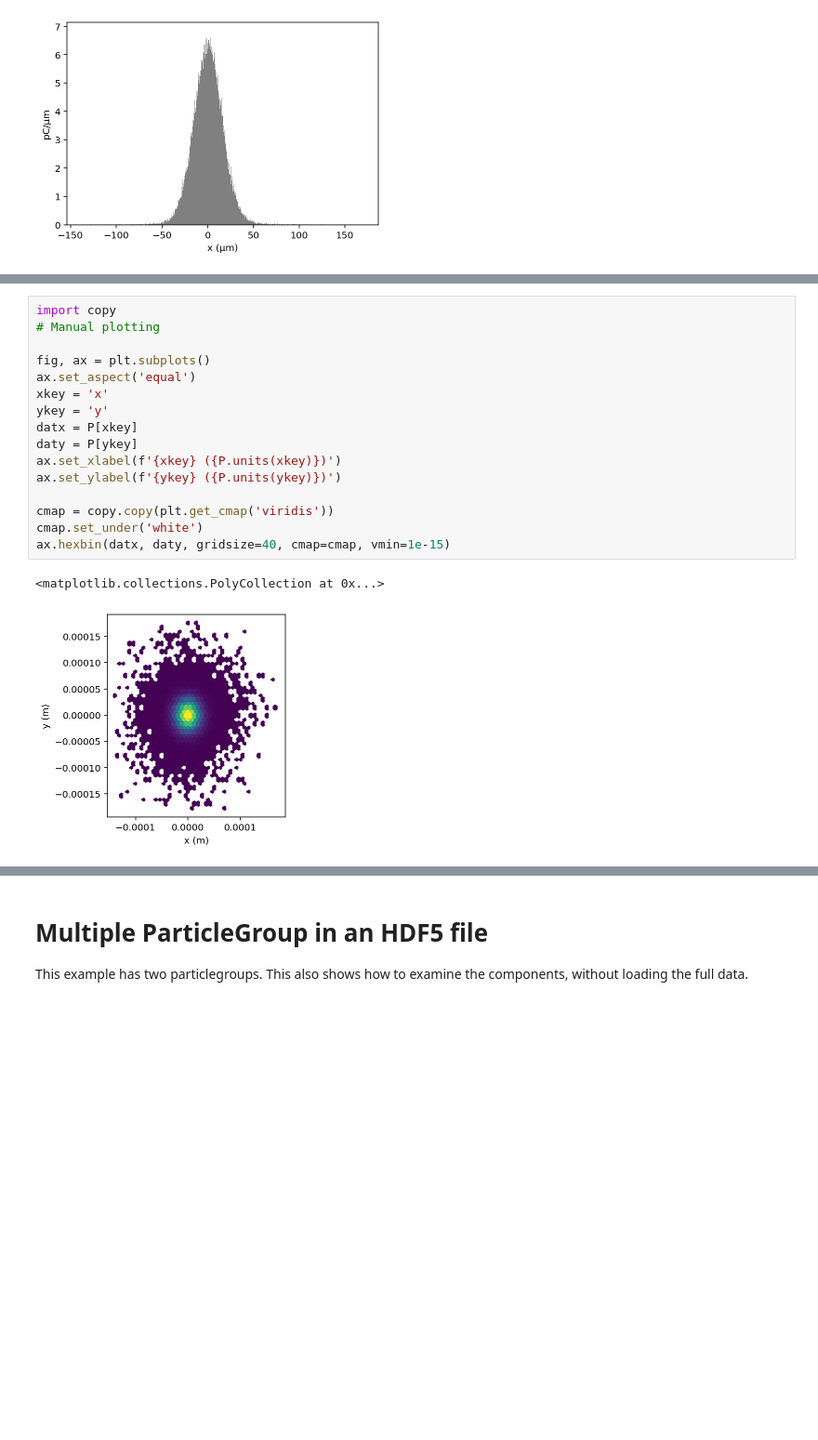
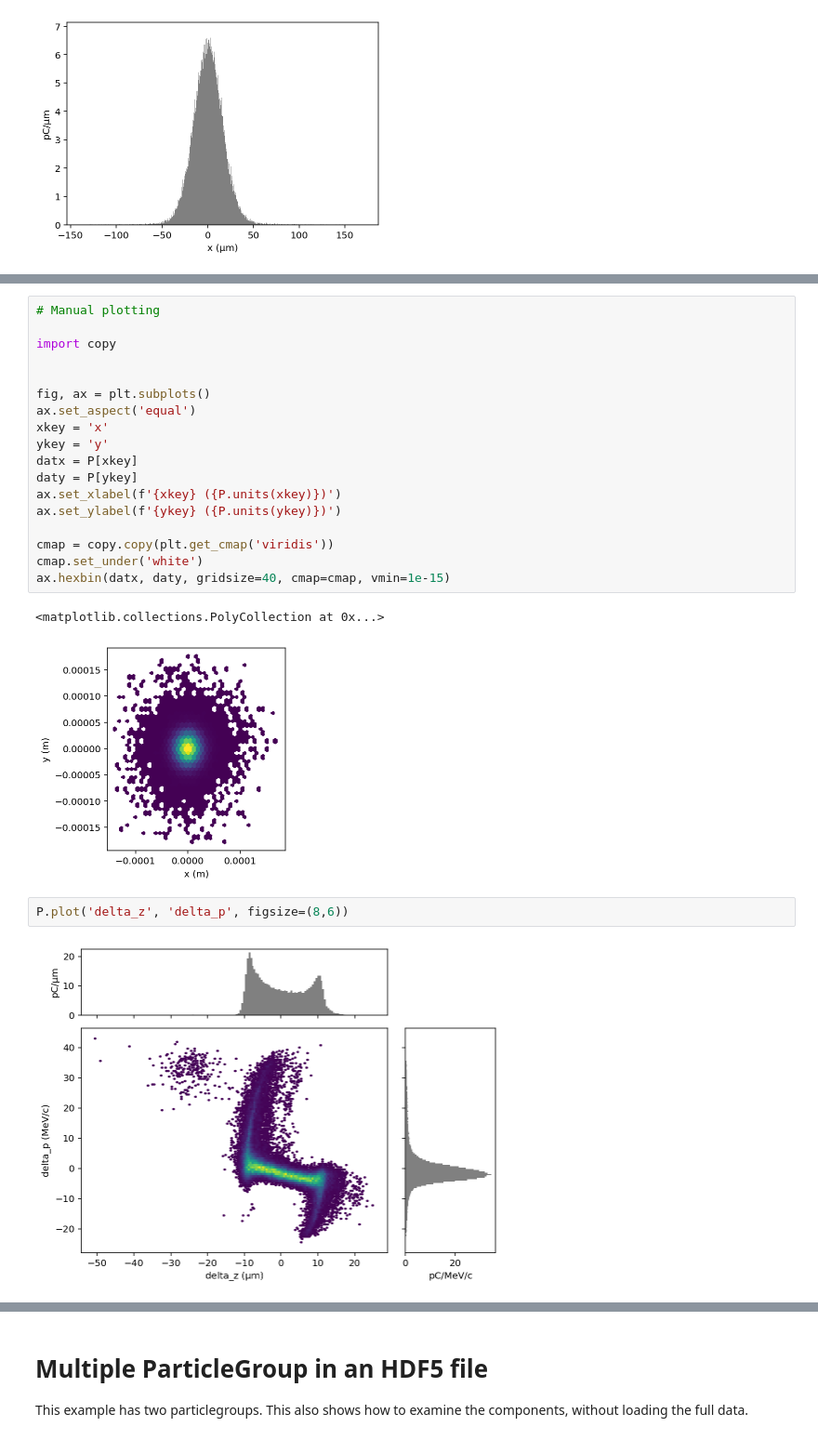
Before and after one commit to ChristopherMayes/openPMD-beamphysics, a Jupyter notebook: examples/particle_examples.ipynb, the cells around one changed output, grey strips where cells are left out. Shown at 93% size. Saved outputs shown, nothing was run; the diff lists cells and outputs as text; blank space fills up the shorter version.

```diff
--- a/examples/particle_examples.ipynb
+++ b/examples/particle_examples.ipynb
@@ -252,6 +272,8 @@ P.plot('x', 'y')
 # %%
+# Manual plotting
+
 import copy
-# Manual plotting
+
 
 fig, ax = plt.subplots()
 ax.set_aspect('equal')
@@ -268,3 +290,7 @@ ax.hexbin(datx, daty, gridsize=40, cmap=cmap, vmin=1e-15)
 # %% [output]
 <matplotlib.collections.PolyCollection at 0x...>
 [figure]
+# %%
+P.plot('delta_z', 'delta_p', figsize=(8,6))
+# %% [output]
+[figure, added]
```
Also changed, not shown: parts of 8 cells of this notebook, 1 other file.
